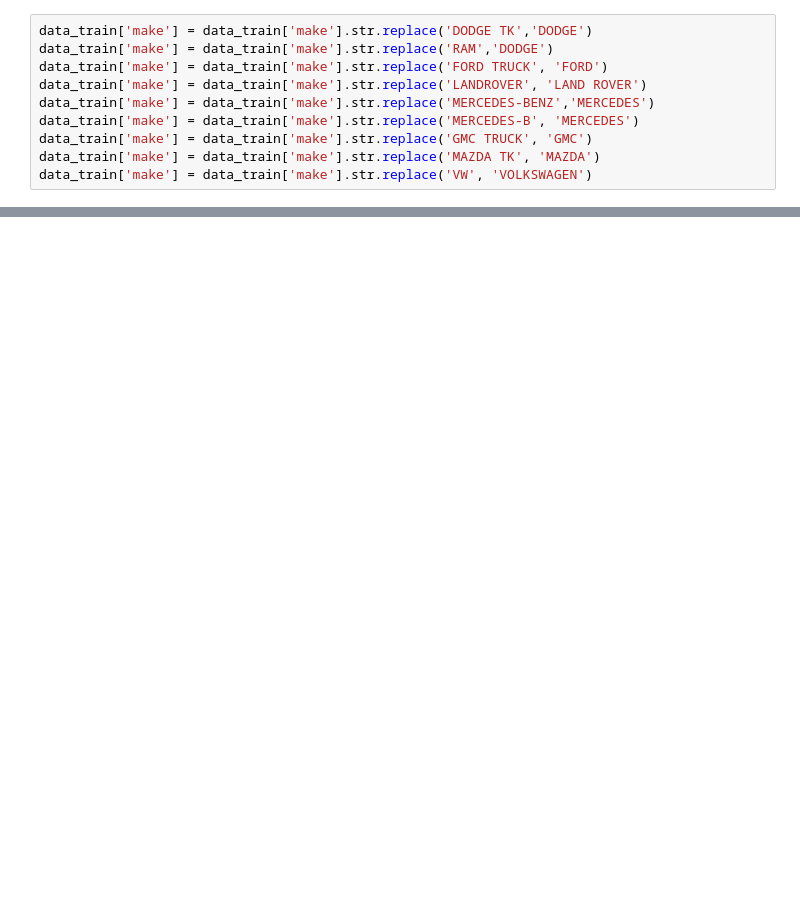
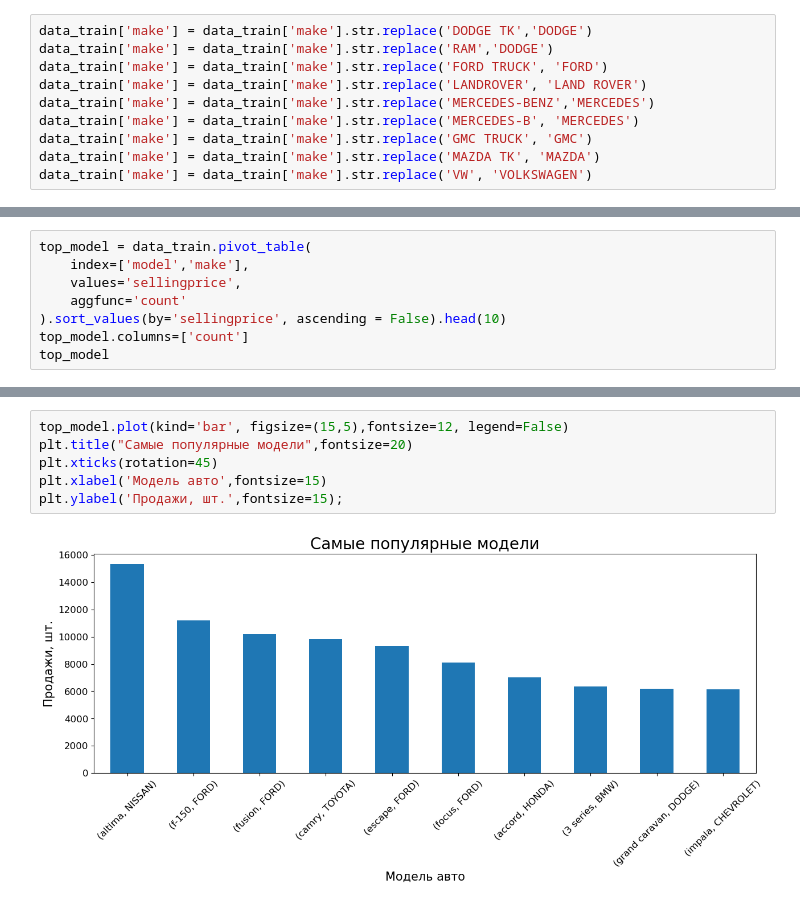
Before and after one commit to RomanGruzdev/BUauto, a Jupyter notebook: AutoBU.ipynb, the cells around one changed output, grey strips where cells are left out. Saved outputs shown, nothing was run; the diff lists cells and outputs as text; blank space fills up the shorter version.

```diff
--- a/AutoBU.ipynb
+++ b/AutoBU.ipynb
@@ -232,0 +479,8 @@ Name: model, Length: 839, dtype: int64
+# %%
+top_model = data_train.pivot_table(
+    index=['model','make'],
+    values='sellingprice',
+    aggfunc='count'
+).sort_values(by='sellingprice', ascending = False).head(10)
+top_model.columns=['count']
+top_model
@@ -232,0 +500,8 @@ Name: model, Length: 839, dtype: int64
+# %%
+top_model.plot(kind='bar', figsize=(15,5),fontsize=12, legend=False)
+plt.title("Самые популярные модели",fontsize=20)
+plt.xticks(rotation=45)
+plt.xlabel('Модель авто',fontsize=15)
+plt.ylabel('Продажи, шт.',fontsize=15);
+# %% [output]
+[figure, added]
```
Also changed, not shown: parts of 207 cells of this notebook.
